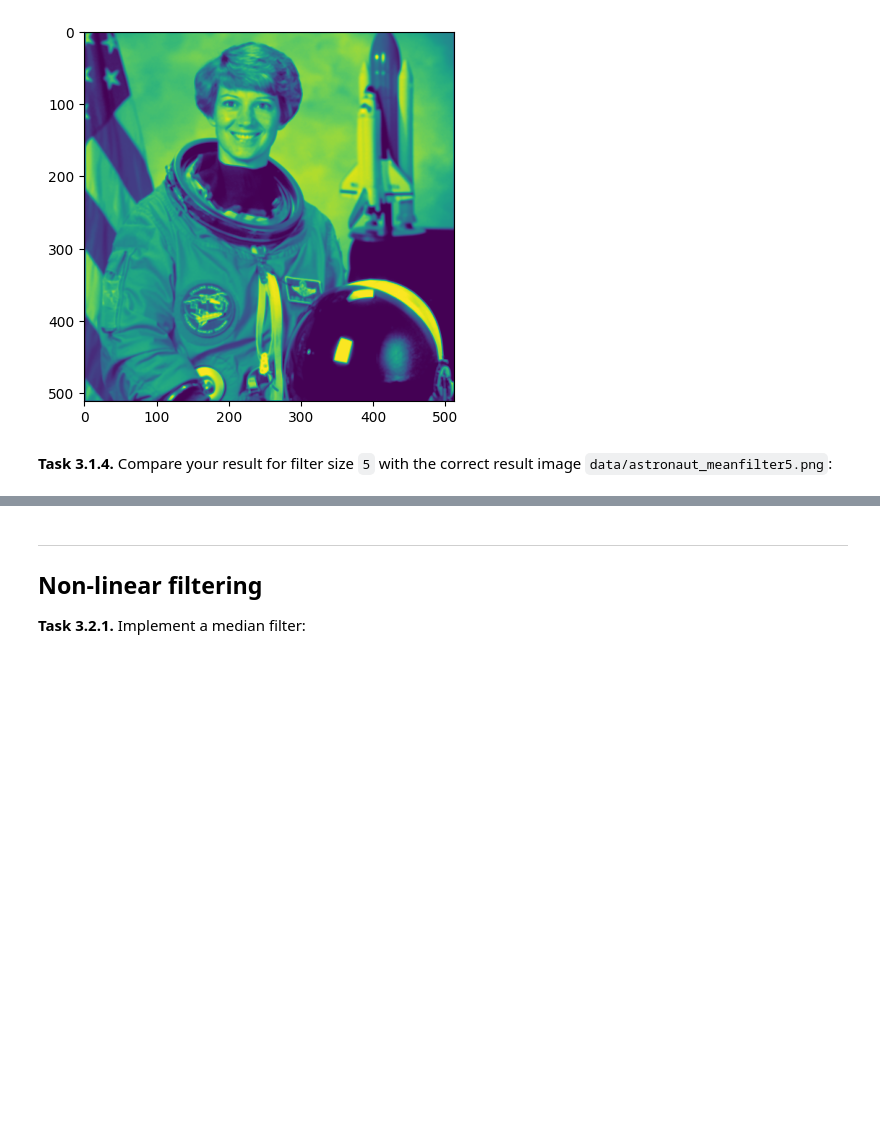
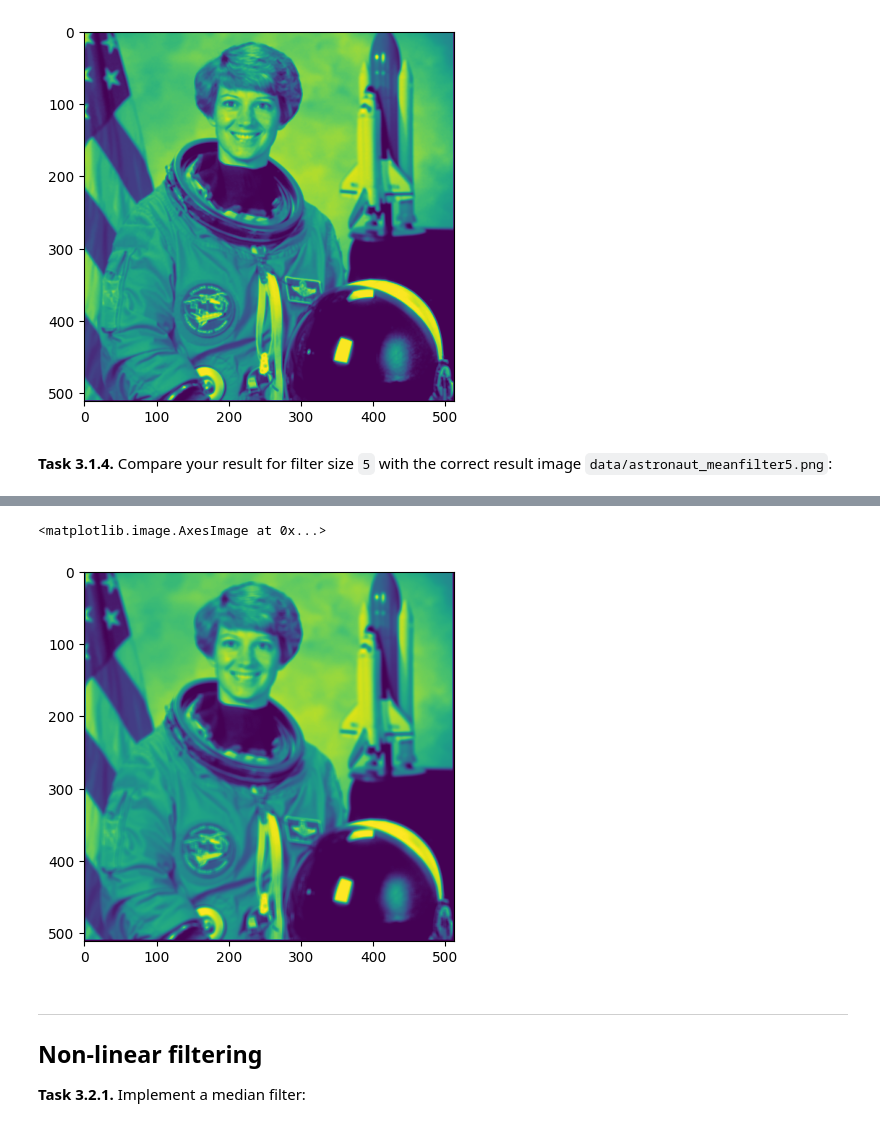
Before and after one commit to evgr5/mobi-fs3-python, a Jupyter notebook: task3.ipynb, the cells around one changed output, grey strips where cells are left out. Cells and saved outputs as stored; diff of their text form; code cells hidden in the pictures; blank space fills up the shorter version.

```diff
--- a/task3.ipynb
+++ b/task3.ipynb
@@ -56,3 +60,8 @@ plt.imshow(meanfilter(ast, 5) - plt.imread('data/astronaut_meanfilter5.png'))
+# %%
+plt.imshow (plt.imread('data/astronaut_meanfilter5.png'))
+# %% [output]
+<matplotlib.image.AxesImage at 0x...>
+[figure, added]
 # %% [markdown]
 ---
 
```
Also changed, not shown: parts of 9 cells of this notebook.
